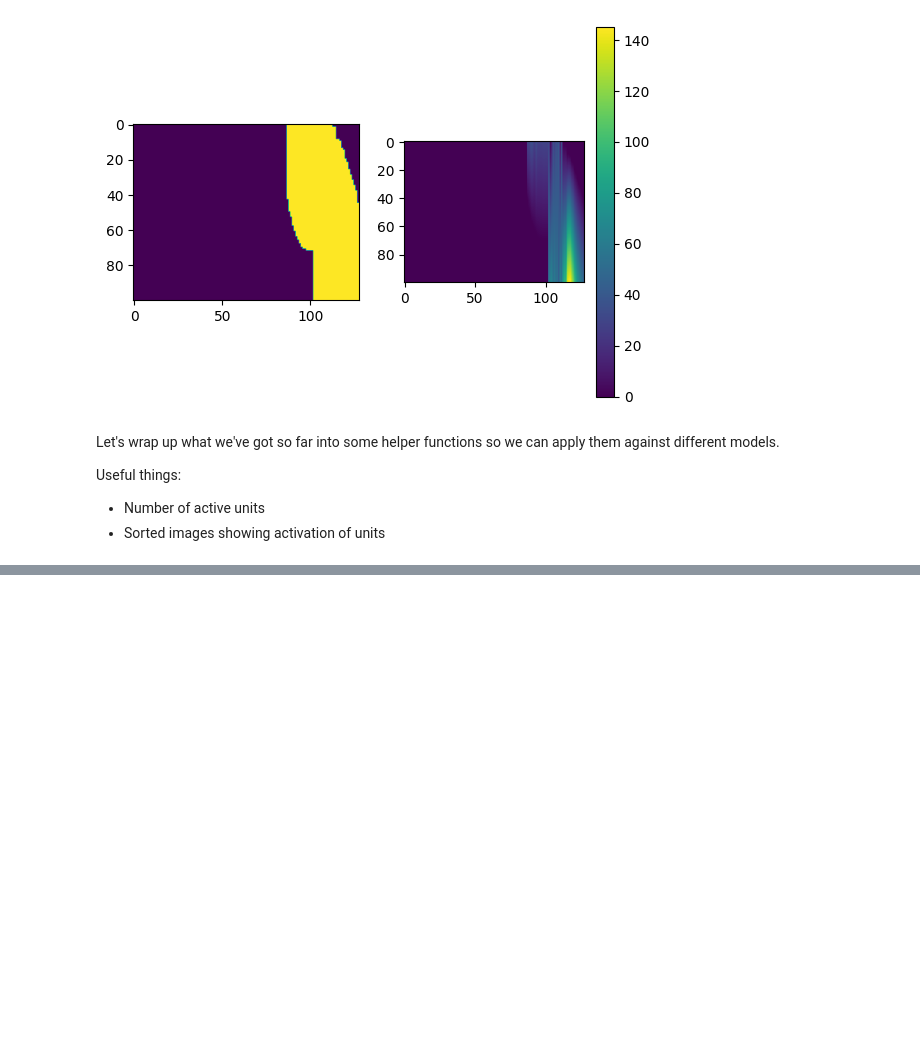
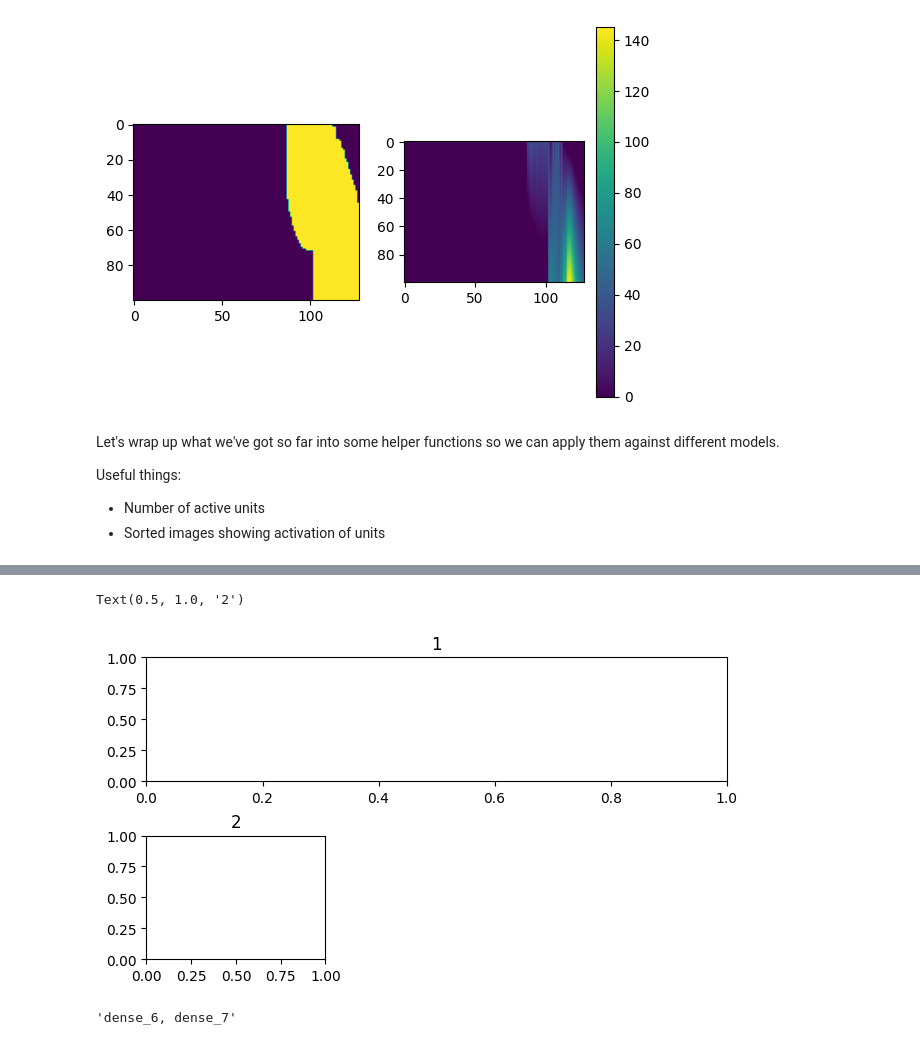
Before and after one commit to malcolmlett/training-instrumentation-toolkit, a Jupyter notebook: Weight_visualisations_v2.ipynb, the cells around one changed output, grey strips where cells are left out. Drawn from its saved outputs; the diff is of its cells as text; code cells hidden in the pictures; blank space fills up the shorter version.

```diff
--- a/Weight_visualisations_v2.ipynb
+++ b/Weight_visualisations_v2.ipynb
@@ -927,0 +1043,16 @@ x.shape
+# %%
+# out          - 2d
+# active_units - 1d
+fig = plt.figure(layout='constrained')
+gs = fig.add_gridspec(3,3)
+ax1 = fig.add_subplot(gs[0,:])
+ax1.set_title('1')
+ax2 = fig.add_subplot(gs[1,0:1])
+ax2.set_title('2')
+# %% [output]
+Text(0.5, 1.0, '2')
+[figure, added]
+# %%
+", ".join([layer.name for layer in model.layers])
+# %% [output]
+'dense_6, dense_7'
```
Also changed, not shown: parts of 6 cells of this notebook.
